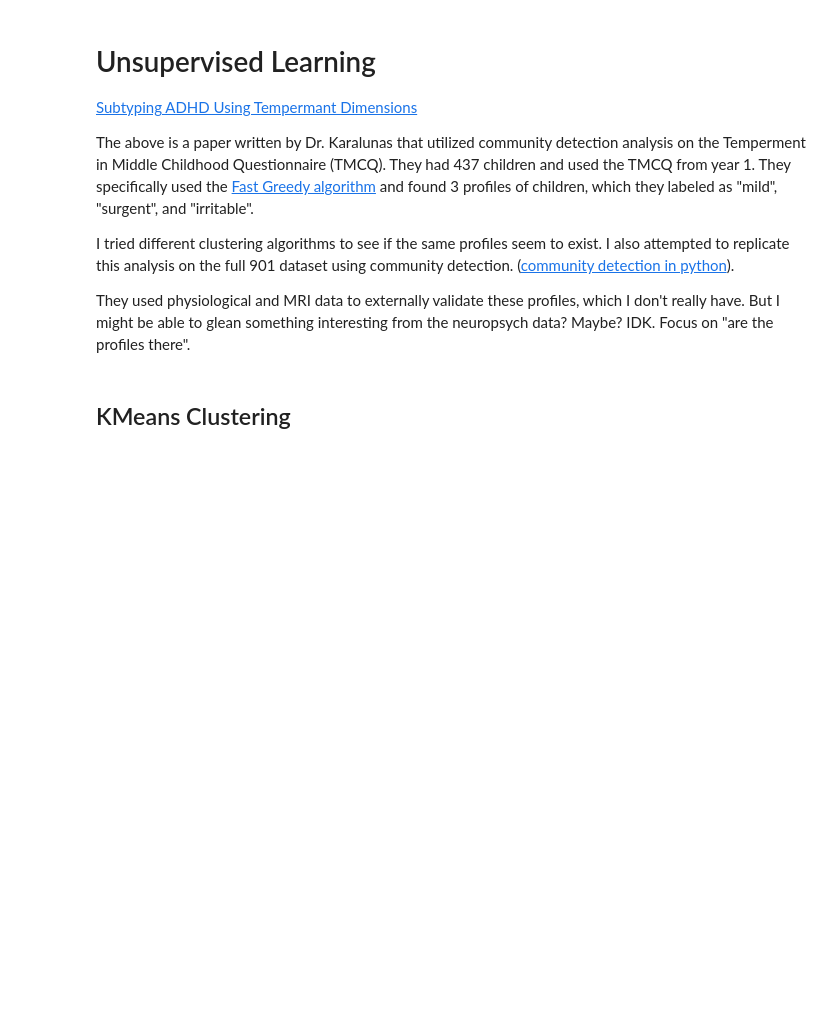
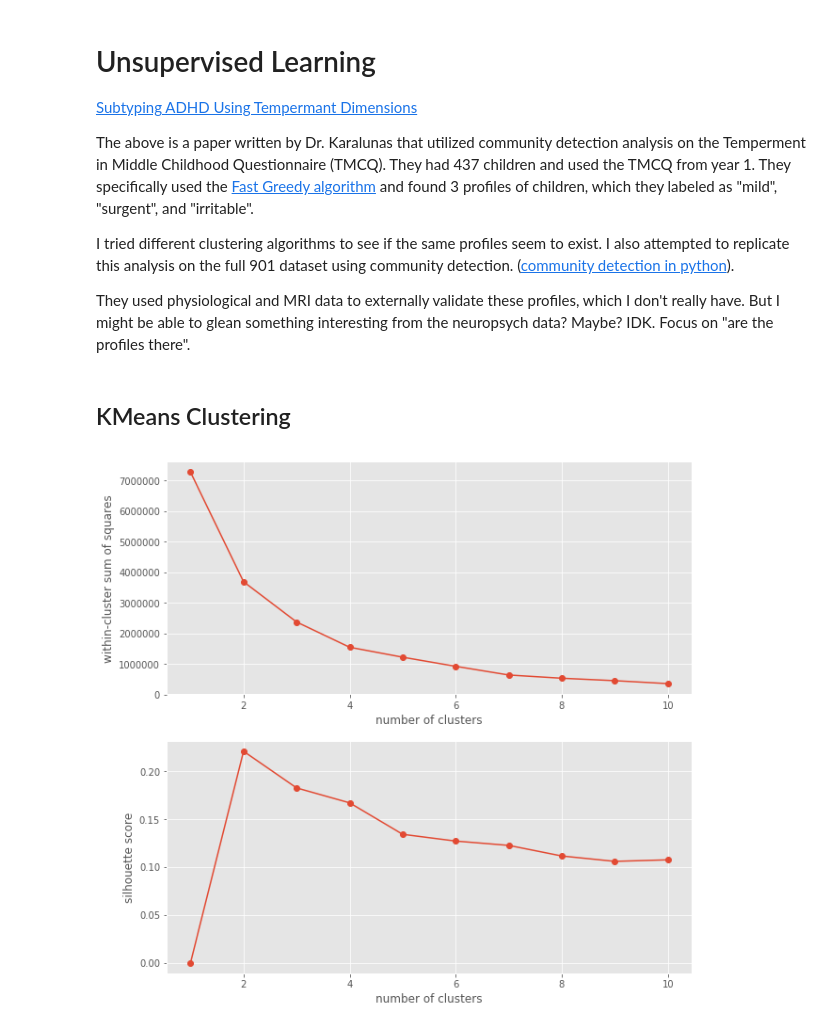
Before and after one commit to cjsmith015/Machine_Learning_and_ADHD, a Jupyter notebook: Cluster Analysis.ipynb, the cells around one changed output. Drawn from its saved outputs; the diff is of its cells as text; code cells hidden in the pictures; blank space fills up the shorter version.

```diff
--- a/Cluster Analysis.ipynb
+++ b/Cluster Analysis.ipynb
@@ -10,8 +10,9 @@ import matplotlib.pyplot as plt
 %matplotlib inline
 plt.style.use('ggplot')
 # %%
-train_data = pd.read_csv('data/train_data.csv')
-X_TMCQ = train_data[['Y1_P_TMCQ_ACTIVCONT', 'Y1_P_TMCQ_ACTIVITY', 'Y1_P_TMCQ_AFFIL',
+data = pd.read_csv('data/Christie_diagnosis_20180118.csv')
+#data_small = data.sample(n=200)
+X_TMCQ = data[['Y1_P_TMCQ_ACTIVCONT', 'Y1_P_TMCQ_ACTIVITY', 'Y1_P_TMCQ_AFFIL',
           'Y1_P_TMCQ_ANGER', 'Y1_P_TMCQ_FEAR', 'Y1_P_TMCQ_HIP',
            'Y1_P_TMCQ_IMPULS', 'Y1_P_TMCQ_INHIBIT', 'Y1_P_TMCQ_SAD',
            'Y1_P_TMCQ_SHY', 'Y1_P_TMCQ_SOOTHE', 'Y1_P_TMCQ_ASSERT',
@@ -37,0 +41,5 @@ They used physiological and MRI data to externally validate these profiles, whic
+# %%
+fig, axs = plt.subplots(2,1,figsize=(10,10))
+wcss_and_silhouette(X_TMCQ_nonull, axs)
+# %% [output]
+[figure, added]
```
Also changed, not shown: parts of 24 cells of this notebook, 3 other files.
